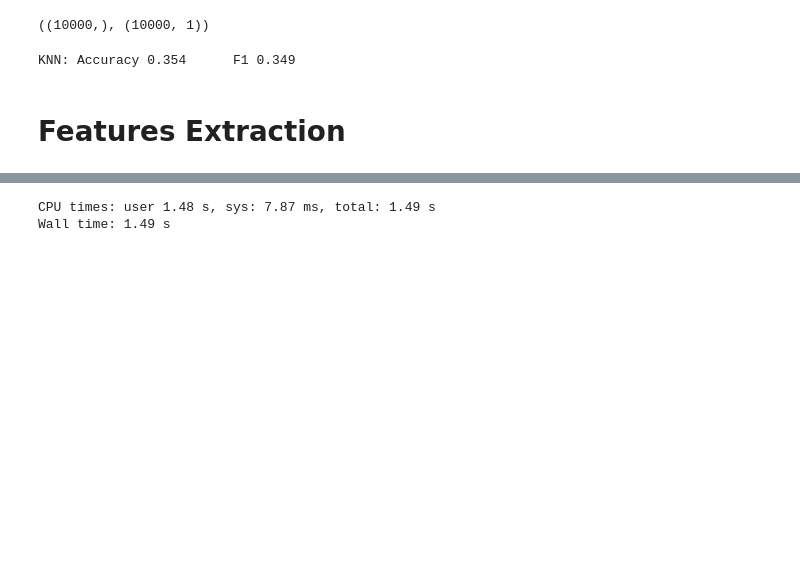
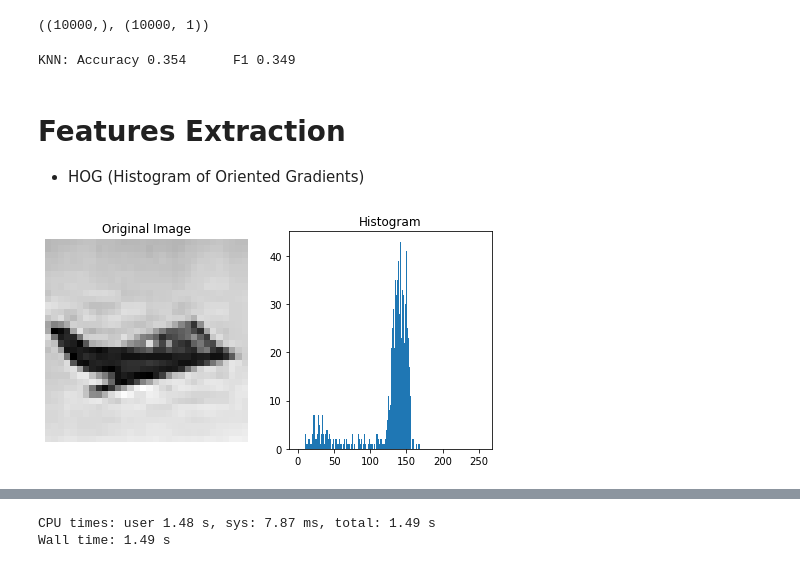
Before and after one commit to CarlosPena00/Workshops, a Jupyter notebook: MachineLearning/1.image-classification.ipynb, the cells around one changed output, grey strips where cells are left out. Saved outputs shown, nothing was run; the diff lists cells and outputs as text; code cells hidden in the pictures; blank space fills up the shorter version.

```diff
--- a/MachineLearning/1.image-classification.ipynb
+++ b/MachineLearning/1.image-classification.ipynb
@@ -142,3 +143,15 @@ print_metrics(y_test, y_test_pred_knn, 'KNN')
 KNN: Accuracy 0.354      F1 0.349
 # %% [markdown]
 # Features Extraction
+
+* HOG (Histogram of Oriented Gradients)
+# %%
+img = x_test[297, ..., 0]
+plt.figure(figsize=(8, 4))
+plt.subplot(121);plt.title("Original Image")
+plt.imshow(img, cmap='gray');plt.axis('off')
+
+plt.subplot(122);plt.title("Histogram")
+plt.hist(img.ravel(), bins=range(0, 256));
+# %% [output]
+[figure, added]
```
Also changed, not shown: parts of 8 cells of this notebook, 1 other file.
